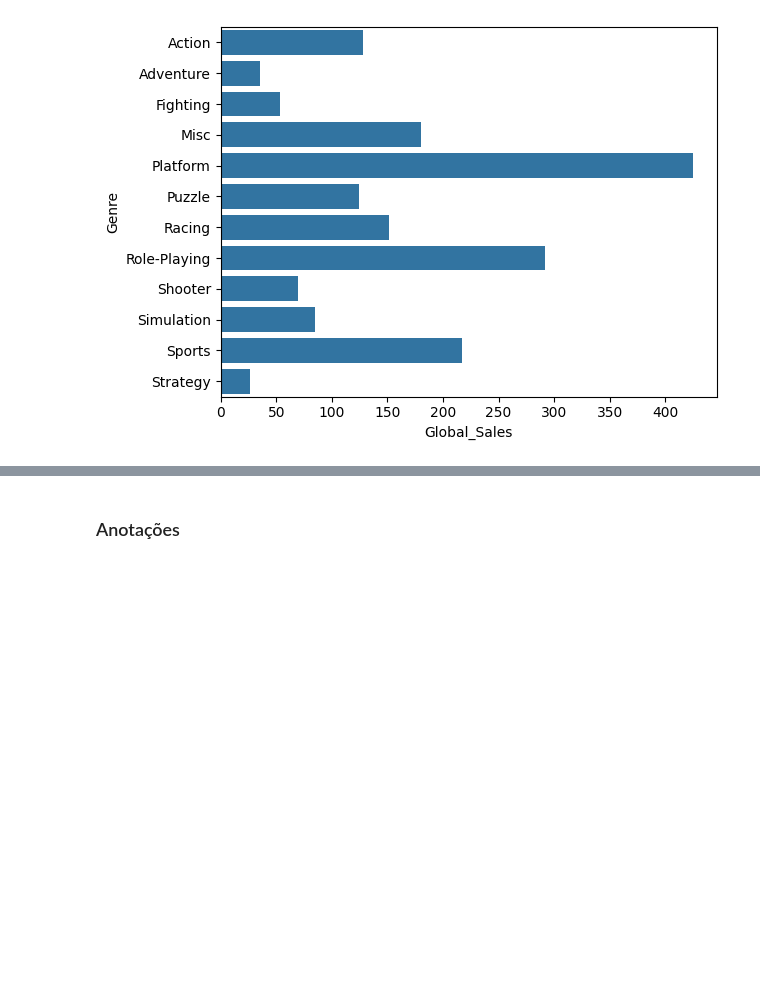
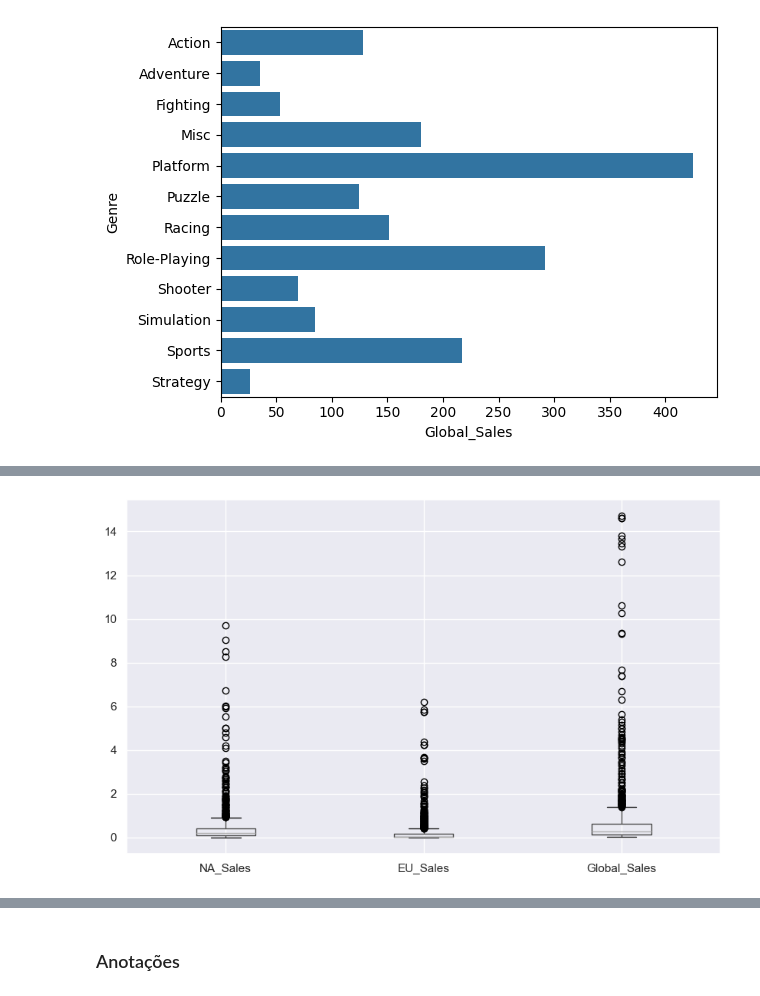
Before and after one commit to PedroMiguelCecato/ICD_Project, a Jupyter notebook: Presentatio.ipynb, the cells around one changed output, grey strips where cells are left out. Cells and saved outputs as stored; diff of their text form; code cells hidden in the pictures; blank space fills up the shorter version.

```diff
--- a/Presentatio.ipynb
+++ b/Presentatio.ipynb
@@ -561,0 +624,5 @@ display(NintendoFinal_df.describe())
+# %%
+dados_vendas_Activision.boxplot(column=['NA_Sales', 'EU_Sales', 'Global_Sales'])
+plt.show()
+# %% [output]
+[figure, added]
```
Also changed, not shown: parts of 15 cells of this notebook.
